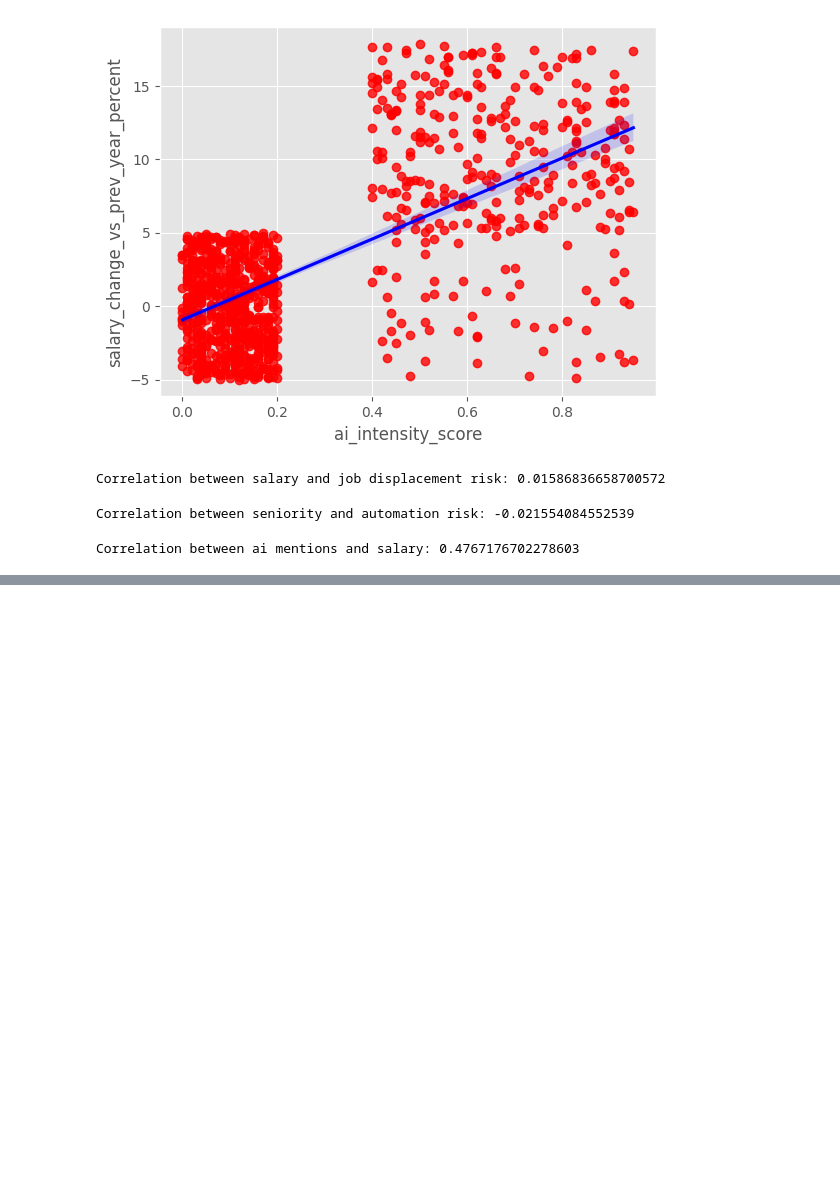
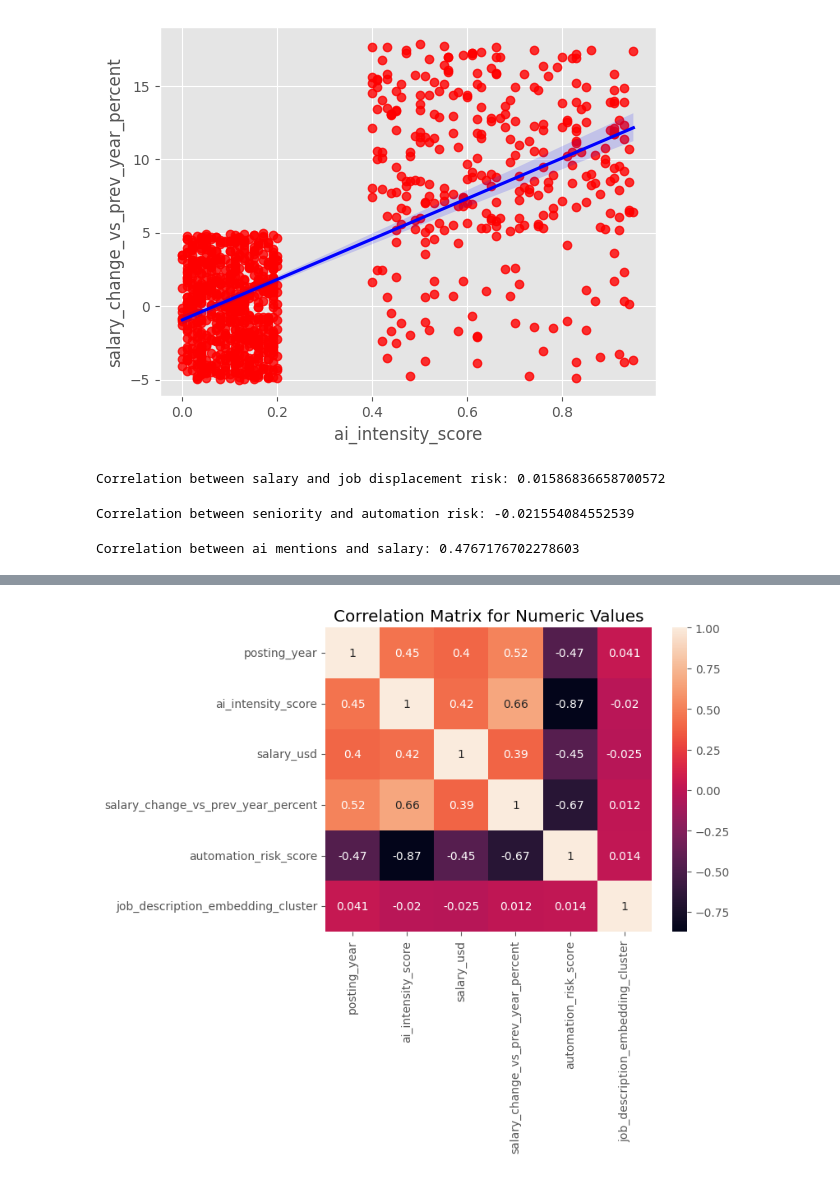
Before and after one commit to subiya-s/DAV, a Jupyter notebook: DAV_notebook.ipynb, the cells around one changed output, grey strips where cells are left out. Saved outputs shown, nothing was run; the diff lists cells and outputs as text; code cells hidden in the pictures; blank space fills up the shorter version.

```diff
--- a/DAV_notebook.ipynb
+++ b/DAV_notebook.ipynb
@@ -12,5 +14,7 @@ from matplotlib.pyplot import figure
 # %%
 data = pd.read_excel("DAV_project.xlsx")
+# %%
+data2 = pd.read_excel("numericalvalues.xlsx")
 # %%
 ##
 ##
@@ -61,0 +78,10 @@ Correlation between ai mentions and salary: 0.4767176702278603
+# %%
+corr_matrix = data2.corr(method='pearson')
+
+sns.heatmap(corr_matrix, annot = True)
+
+plt.title("Correlation Matrix for Numeric Values")
+
+plt.show()
+# %% [output]
+[figure, added]
```
Also changed, not shown: parts of 7 cells of this notebook.
